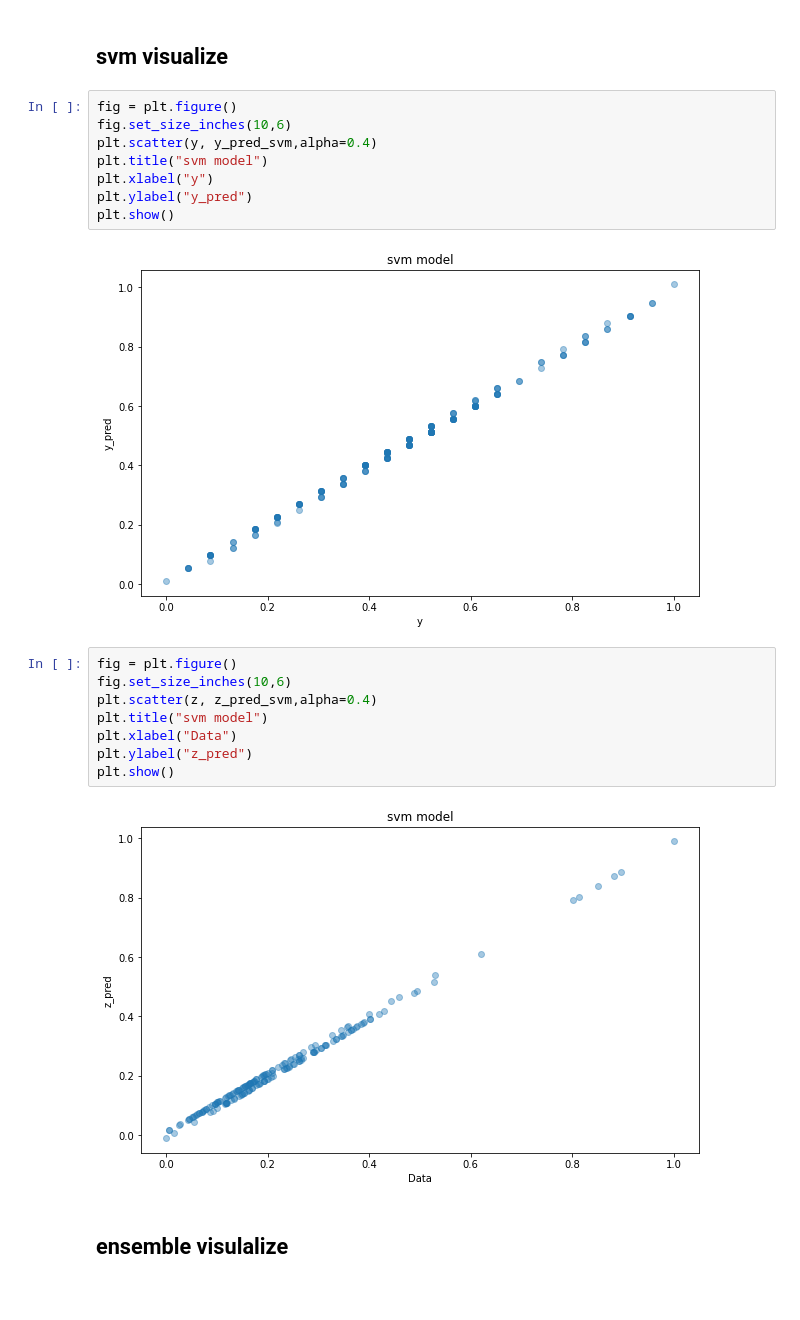
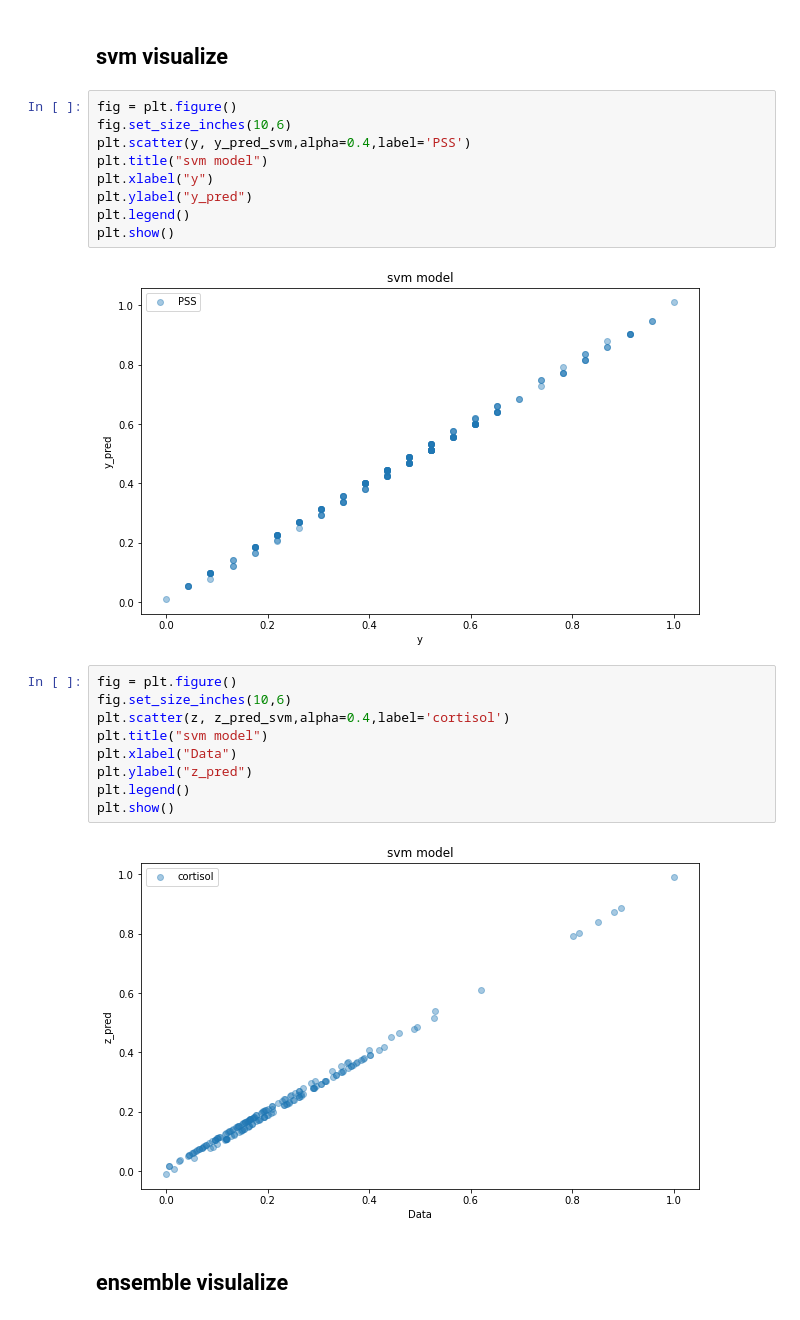
Before and after one commit to hanbuck30/Regression-about-neural-Data, a Jupyter notebook: Data_Regression.ipynb, the cells around one changed output. Cells and saved outputs as stored; diff of their text form.

```diff
--- a/Data_Regression.ipynb
+++ b/Data_Regression.ipynb
@@ -319,23 +384,25 @@ gbrt_z.get_params(deep=True)
 # %%
 fig = plt.figure()
 fig.set_size_inches(10,6)
-plt.scatter(y, y_pred_svm,alpha=0.4)
+plt.scatter(y, y_pred_svm,alpha=0.4,label='PSS')
 plt.title("svm model")
 plt.xlabel("y")
 plt.ylabel("y_pred")
+plt.legend()
 plt.show()
 # %% [output]
-[figure, old version]
+[figure, new version]
 # %%
 fig = plt.figure()
 fig.set_size_inches(10,6)
-plt.scatter(z, z_pred_svm,alpha=0.4)
+plt.scatter(z, z_pred_svm,alpha=0.4,label='cortisol')
 plt.title("svm model")
 plt.xlabel("Data")
 plt.ylabel("z_pred")
+plt.legend()
 plt.show()
 # %% [output]
-[figure, old version]
+[figure, new version]
 # %% [markdown]
 ## ensemble visulalize
 # %%
```
Also changed, not shown: parts of 19 cells of this notebook.
